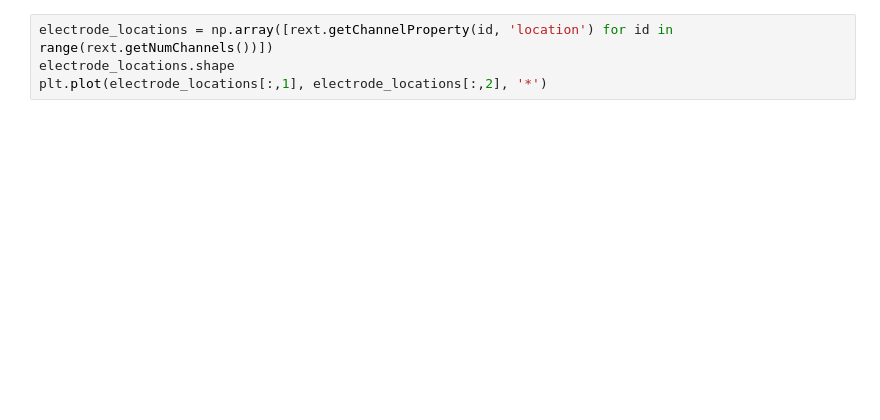
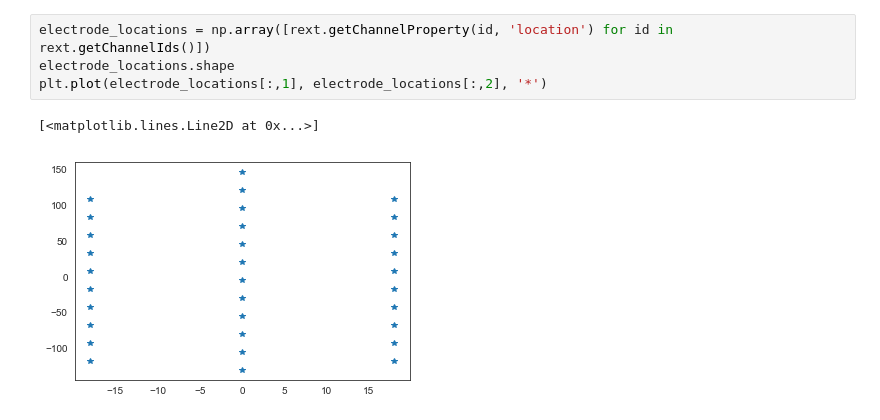
Before and after one commit to SpikeInterface/spikeextractors, a Jupyter notebook: examples/demo_mearec_extractors.ipynb, the cells around one changed output. Saved outputs shown, nothing was run; the diff lists cells and outputs as text; blank space fills up the shorter version.

```diff
--- a/examples/demo_mearec_extractors.ipynb
+++ b/examples/demo_mearec_extractors.ipynb
@@ -30,4 +41,7 @@ for i in range(raw.shape[0]):
 # %%
-electrode_locations = np.array([rext.getChannelProperty(id, 'location') for id in range(rext.getNumChannels())])
+electrode_locations = np.array([rext.getChannelProperty(id, 'location') for id in rext.getChannelIds()])
 electrode_locations.shape
 plt.plot(electrode_locations[:,1], electrode_locations[:,2], '*')
+# %% [output]
+[<matplotlib.lines.Line2D at 0x...>]
+[figure, added]
```
Also changed, not shown: parts of 4 cells of this notebook, 3 other files.
